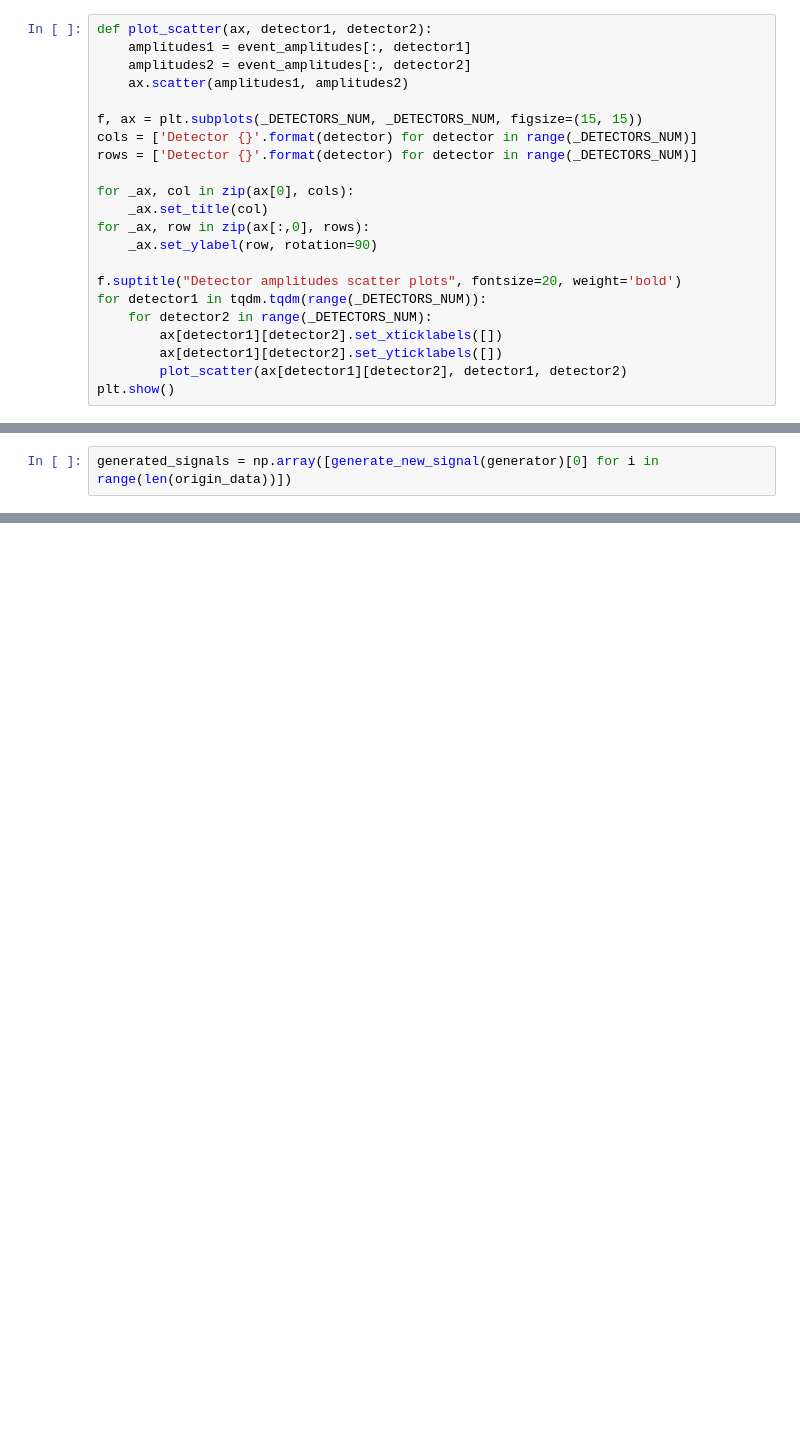
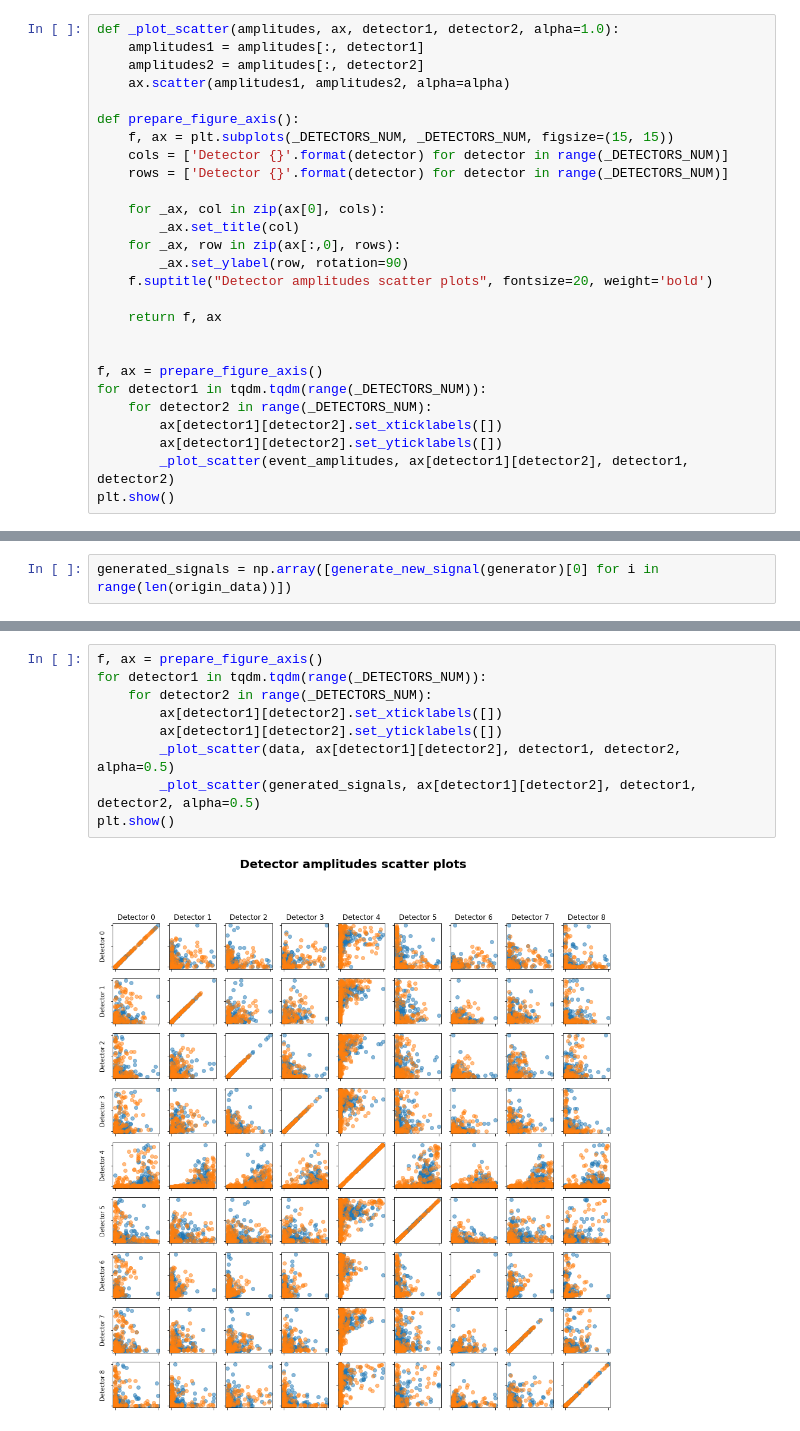
Before and after one commit to whiteRa2bit/hep_generative_models, a Jupyter notebook: notebooks/train/wgan_amplitudes.ipynb, the cells around one changed output, grey strips where cells are left out. Saved outputs shown, nothing was run; the diff lists cells and outputs as text; blank space fills up the shorter version.

```diff
--- a/notebooks/train/wgan_amplitudes.ipynb
+++ b/notebooks/train/wgan_amplitudes.ipynb
@@ -40,26 +40,31 @@ print(correlations)
  [0.14 0.25 0.16 0.16 0.45 0.15 0.16 1.   0.19]
  [0.15 0.19 0.27 0.05 0.33 0.38 0.13 0.19 1.  ]]
 # %%
-def plot_scatter(ax, detector1, detector2):
-    amplitudes1 = event_amplitudes[:, detector1]
-    amplitudes2 = event_amplitudes[:, detector2]
-    ax.scatter(amplitudes1, amplitudes2)
+def _plot_scatter(amplitudes, ax, detector1, detector2, alpha=1.0):
+    amplitudes1 = amplitudes[:, detector1]
+    amplitudes2 = amplitudes[:, detector2]
+    ax.scatter(amplitudes1, amplitudes2, alpha=alpha)
 
-f, ax = plt.subplots(_DETECTORS_NUM, _DETECTORS_NUM, figsize=(15, 15))
-cols = ['Detector {}'.format(detector) for detector in range(_DETECTORS_NUM)]
-rows = ['Detector {}'.format(detector) for detector in range(_DETECTORS_NUM)]
+def prepare_figure_axis():
+    f, ax = plt.subplots(_DETECTORS_NUM, _DETECTORS_NUM, figsize=(15, 15))
+    cols = ['Detector {}'.format(detector) for detector in range(_DETECTORS_NUM)]
+    rows = ['Detector {}'.format(detector) for detector in range(_DETECTORS_NUM)]
 
-for _ax, col in zip(ax[0], cols):
-    _ax.set_title(col)
-for _ax, row in zip(ax[:,0], rows):
-    _ax.set_ylabel(row, rotation=90)
+    for _ax, col in zip(ax[0], cols):
+        _ax.set_title(col)
+    for _ax, row in zip(ax[:,0], rows):
+        _ax.set_ylabel(row, rotation=90)
+    f.suptitle("Detector amplitudes scatter plots", fontsize=20, weight='bold')
 
-f.suptitle("Detector amplitudes scatter plots", fontsize=20, weight='bold')
+    return f, ax
+
+
+f, ax = prepare_figure_axis()
 for detector1 in tqdm.tqdm(range(_DETECTORS_NUM)):
     for detector2 in range(_DETECTORS_NUM):
         ax[detector1][detector2].set_xticklabels([])
         ax[detector1][detector2].set_yticklabels([])
-        plot_scatter(ax[detector1][detector2], detector1, detector2)
+        _plot_scatter(event_amplitudes, ax[detector1][detector2], detector1, detector2)
 plt.show()
 # %% [output]
 [figure]
@@ -133,0 +139,11 @@ for detector in range(9):
+# %%
+f, ax = prepare_figure_axis()
+for detector1 in tqdm.tqdm(range(_DETECTORS_NUM)):
+    for detector2 in range(_DETECTORS_NUM):
+        ax[detector1][detector2].set_xticklabels([])
+        ax[detector1][detector2].set_yticklabels([])
+        _plot_scatter(data, ax[detector1][detector2], detector1, detector2, alpha=0.5)
+        _plot_scatter(generated_signals, ax[detector1][detector2], detector1, detector2, alpha=0.5)
+plt.show()
+# %% [output]
+[figure, added]
```
Also changed, not shown: parts of 3 cells of this notebook, 4 other files.
